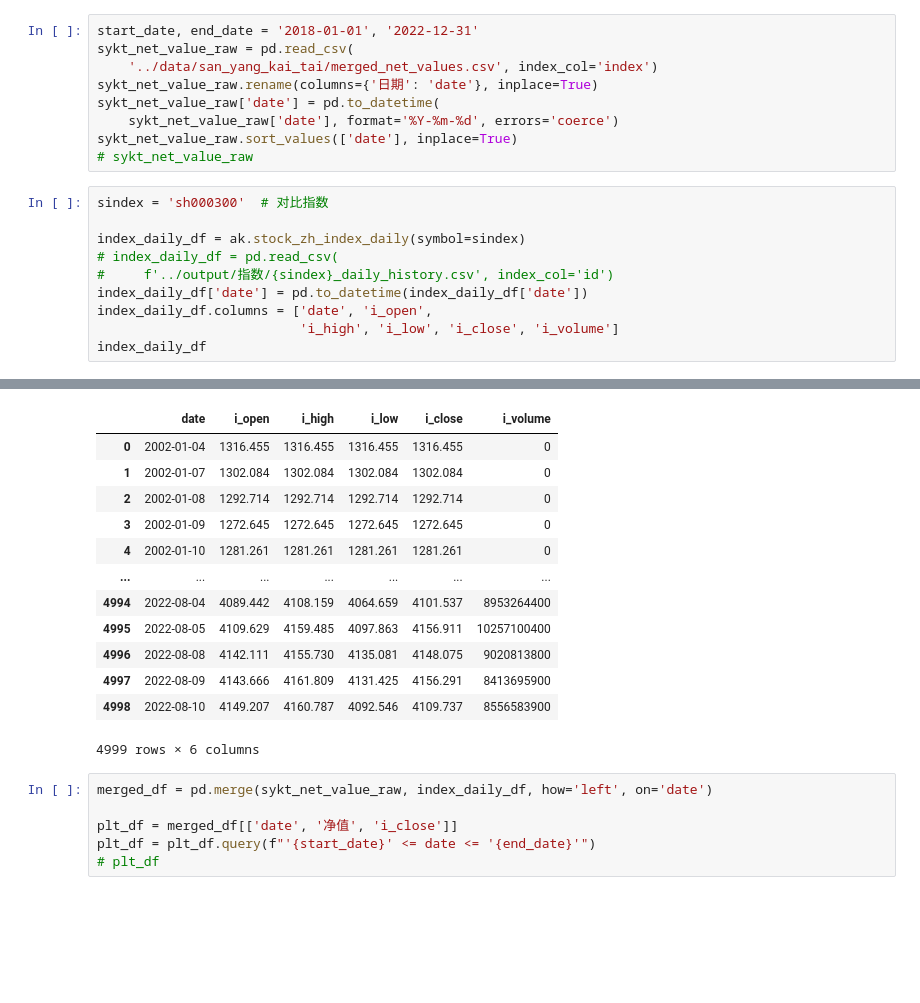
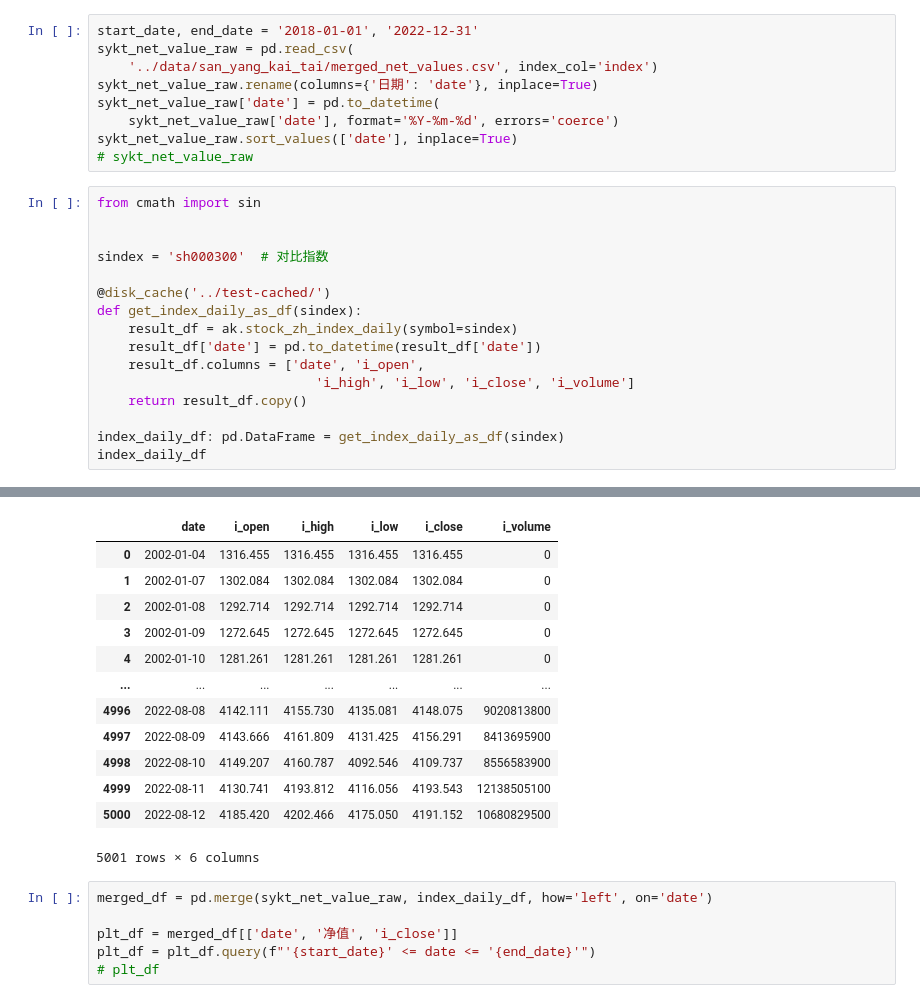
Before and after one commit to yapex/y_stocks, a Jupyter notebook: notebook/净值分析.ipynb, the cells around one changed output, grey strips where cells are left out. Drawn from its saved outputs; the diff is of its cells as text; blank space fills up the shorter version.

```diff
--- a/notebook/净值分析.ipynb
+++ b/notebook/净值分析.ipynb
@@ -14,13 +15,19 @@ sykt_net_value_raw['date'] = pd.to_datetime(
 sykt_net_value_raw.sort_values(['date'], inplace=True)
 # sykt_net_value_raw
 # %%
+from cmath import sin
+
+
 sindex = 'sh000300'  # 对比指数
 
-index_daily_df = ak.stock_zh_index_daily(symbol=sindex)
-# index_daily_df = pd.read_csv(
-#     f'../output/指数/{sindex}_daily_history.csv', index_col='id')
-index_daily_df['date'] = pd.to_datetime(index_daily_df['date'])
-index_daily_df.columns = ['date', 'i_open',
-                          'i_high', 'i_low', 'i_close', 'i_volume']
+@disk_cache('../test-cached/')
+def get_index_daily_as_df(sindex):
+    result_df = ak.stock_zh_index_daily(symbol=sindex)
+    result_df['date'] = pd.to_datetime(result_df['date'])
+    result_df.columns = ['date', 'i_open',
+                            'i_high', 'i_low', 'i_close', 'i_volume']
+    return result_df.copy()
+
+index_daily_df: pd.DataFrame = get_index_daily_as_df(sindex)
 index_daily_df
 # %% [output]
@@ -27,16 +35,16 @@ index_daily_df
 |  | date | i_open | i_high | i_low | i_close | i_volume |
 | 0 | 2002-01-04 | 1316.455 | 1316.455 | 1316.455 | 1316.455 | 0 |
 | 1 | 2002-01-07 | 1302.084 | 1302.084 | 1302.084 | 1302.084 | 0 |
 | 2 | 2002-01-08 | 1292.714 | 1292.714 | 1292.714 | 1292.714 | 0 |
 | 3 | 2002-01-09 | 1272.645 | 1272.645 | 1272.645 | 1272.645 | 0 |
 | 4 | 2002-01-10 | 1281.261 | 1281.261 | 1281.261 | 1281.261 | 0 |
 | ... | ... | ... | ... | ... | ... | ... |
-| 4994 | 2022-08-04 | 4089.442 | 4108.159 | 4064.659 | 4101.537 | 8953264400 |
-| 4995 | 2022-08-05 | 4109.629 | 4159.485 | 4097.863 | 4156.911 | 10257100400 |
 | 4996 | 2022-08-08 | 4142.111 | 4155.730 | 4135.081 | 4148.075 | 9020813800 |
 | 4997 | 2022-08-09 | 4143.666 | 4161.809 | 4131.425 | 4156.291 | 8413695900 |
 | 4998 | 2022-08-10 | 4149.207 | 4160.787 | 4092.546 | 4109.737 | 8556583900 |
+| 4999 | 2022-08-11 | 4130.741 | 4193.812 | 4116.056 | 4193.543 | 12138505100 |
+| 5000 | 2022-08-12 | 4185.420 | 4202.466 | 4175.050 | 4191.152 | 10680829500 |
-4999 rows × 6 columns
+5001 rows × 6 columns
 # %%
 merged_df = pd.merge(sykt_net_value_raw, index_daily_df, how='left', on='date')
 
```
Also changed, not shown: parts of 2 cells of this notebook, 4 other files.
